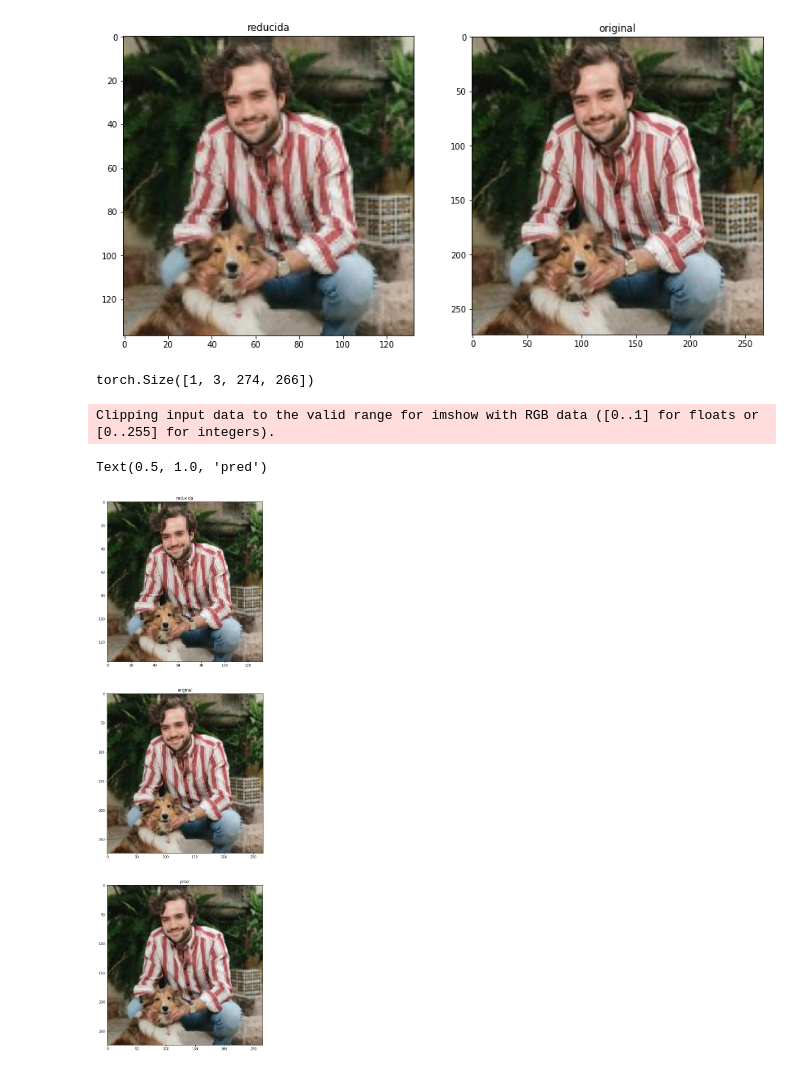
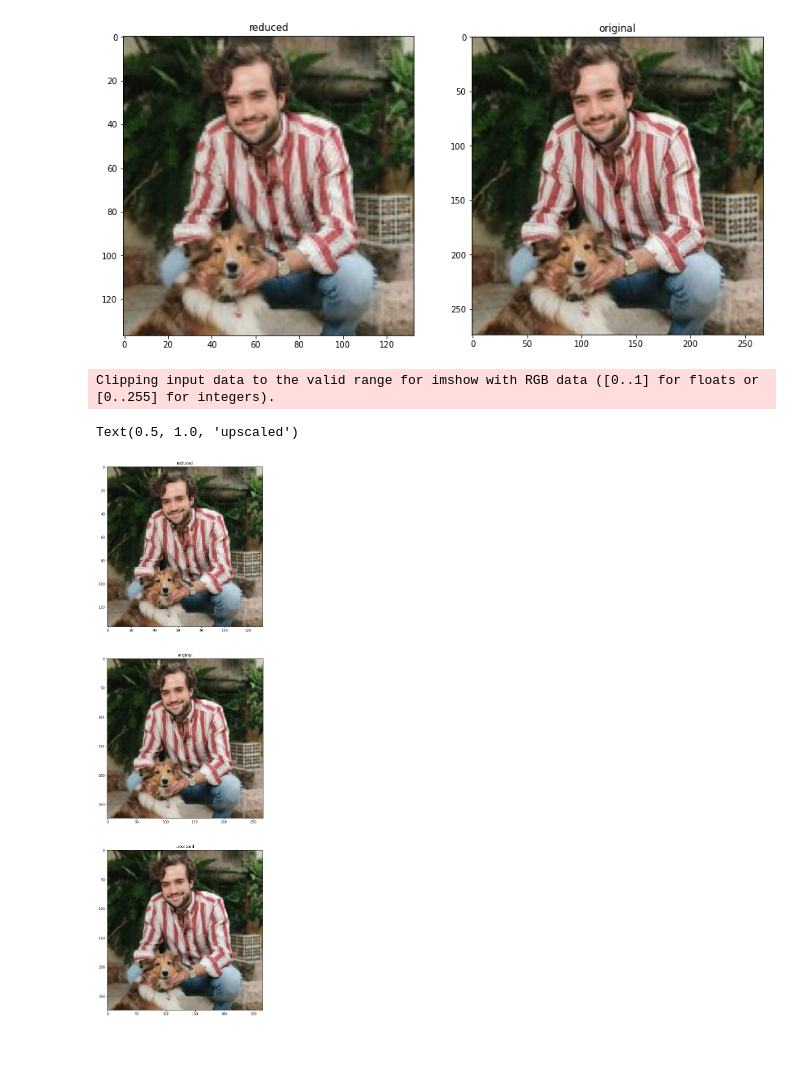
Before and after one commit to villacu/UNet_SR, a Jupyter notebook: UnetSR.ipynb, the cells around one changed output. Cells and saved outputs as stored; diff of their text form; code cells hidden in the pictures.

```diff
--- a/UnetSR.ipynb
+++ b/UnetSR.ipynb
@@ -200,28 +164,28 @@ plt.title('original')
 Text(0.5, 1.0, 'original')
 [figure]
 # %%
-x_totrain = Variable(imgTest_x).cuda()
+x_totrain = Variable(imgTest_x)
+if torch.cuda.is_available():
+    x_totrain.cuda()
+
 yhat2 = model2(x_totrain)
 # %%
-yhat2=yhat2.cpu().detach()
+if torch.cuda.is_available():
+    yhat2=yhat2.cpu().detach()
-# %%
-yhat2.shape
-# %% [output]
-torch.Size([1, 3, 274, 266])
 # %%
+#Plotting resulting image
 tmphat=yhat2.permute(0,2,3,1)
-
 plt.figure(figsize=(10,30))
 plt.subplot(3,1,1)
 plt.imshow(tmpx[0])
-plt.title('reducida')
+plt.title('reduced')
 plt.subplot(3,1,2)
 plt.imshow(tmpy[0])
 plt.title('original')
 plt.subplot(3,1,3)
 plt.imshow(tmphat[0])
-plt.title('pred')
+plt.title('upscaled')
 # %% [output]
 Clipping input data to the valid range for imshow with RGB data ([0..1] for floats or [0..255] for integers).
-Text(0.5, 1.0, 'pred')
+Text(0.5, 1.0, 'upscaled')
-[figure, old version]
+[figure, new version]
```
Also changed, not shown: parts of 21 cells of this notebook, 1 other file.
